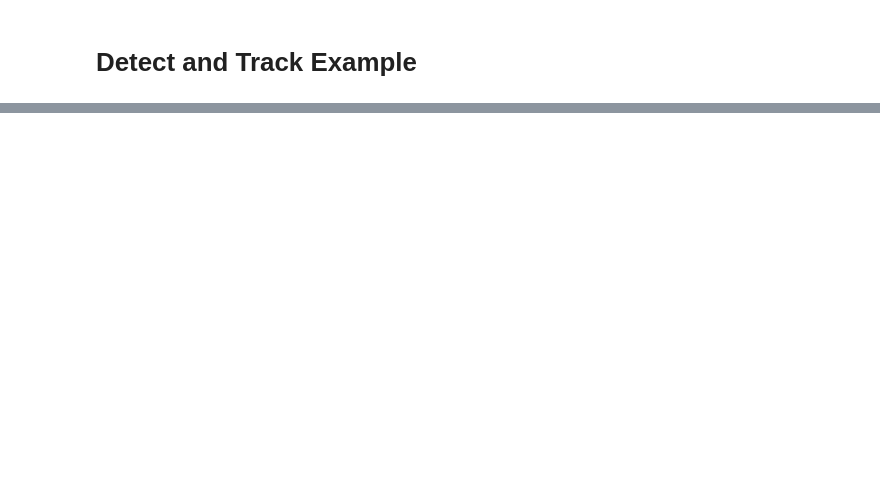
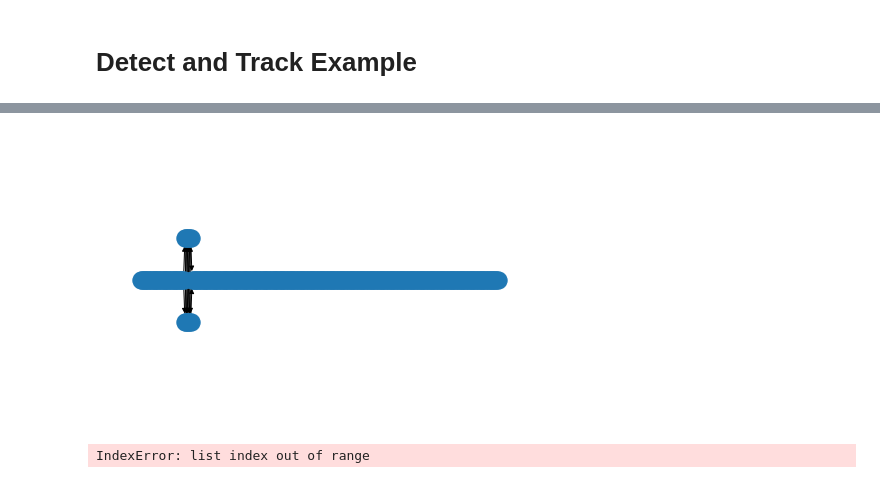
Before and after one commit to AtomScott/SportsLabKit, a Jupyter notebook: notebooks/detect_and_track/detect_and_track.ipynb, the cells around one changed output, grey strips where cells are left out. Drawn from its saved outputs; the diff is of its cells as text; code cells hidden in the pictures; blank space fills up the shorter version.

```diff
--- a/notebooks/detect_and_track/detect_and_track.ipynb
+++ b/notebooks/detect_and_track/detect_and_track.ipynb
@@ -102,0 +219,75 @@ plt.show()
+# %%
+import networkx as nx
+
+def calculate_weight(n1, n2):
+    return np.random.randint(1, 10, 1)
+
+
+# Generate Graph
+G = nx.DiGraph(capacity=1)
+
+timesteps = range(max(ball_detections.keys()))
+G.add_node('start', frame_idx=-1, class_id=-1)
+previous_nodes = ['start']
+
+min_detections = 1
+for timestep in timesteps:
+    next_nodes = []
+    detections = [detection for detection in ball_detections[timestep] if detection.in_range]
+
+    for di, detection in enumerate(detections):
+        assert detection.frame_idx == timestep, (detection.frame_idx, timestep)
+
+        node_id = f"{detection.frame_idx}_{di}_{detection.camera.label}_{detection._class_id}"
+        G.add_node(node_id, frame_idx=timestep, class_id = detection._class_id)
+        next_nodes.append(node_id)
+
+        for prev_node in previous_nodes:
+            G.add_edge(prev_node, node_id, weight=calculate_weight(G.nodes[prev_node], G.nodes[node_id]))
+
+    if len(detections) < min_detections:
+        for pi in range(min_detections - len(detections)):
+            node_id = f"placeholder_{timestep}_{pi}"
+            G.add_node(node_id, frame_idx=timestep, class_id = -1)
+            next_nodes.append(node_id)
+
+            for prev_node in previous_nodes:
+                G.add_edge(prev_node, node_id, weight=calculate_weight(G.nodes[prev_node], G.nodes[node_id]))
+
+    previous_nodes = next_nodes
+
+G.add_node('end', frame_idx=timestep+1, class_id=-1)
+for prev_node in previous_nodes:
+    G.add_edge(prev_node, 'end', weight=calculate_weight(G.nodes[prev_node], G.nodes[node_id]))
+
+
+pos = nx.multipartite_layout(G, subset_key='frame_idx')
+nx.draw(G, pos)
+
+flow_dict = nx.min_cost_flow(G)
+# %% [output]
+[figure, added]
+# %%
+
+funcs=[euclidean]
+timesteps = list(ball_detections.keys())
+for timestep in timesteps:
+    detections = ball_detections[timestep]
+
+    # initialize trackers
+    if timestep == 0:
+        tracks = [Track(34) for _ in detections]
+
+    # generate cost matrix
+    cost_matrix = cdist(detections, tracks, funcs)
+
+    # calculate hungarian assignment
+    row_ind, col_ind = linear_sum_assignment(cost_matrix)
+
+    # update tracks
+    for di, ti in zip(row_ind, col_ind):
+        if timestep != 0:
+            logger.debug(f"{detections[di]._feature_xy} -> {tracks[ti].detections[-1]._feature_xy}")
+        tracks[ti].detections.append(detections[di])
+# %% [output]
+IndexError: list index out of range
```
Also changed, not shown: parts of 16 cells of this notebook.
